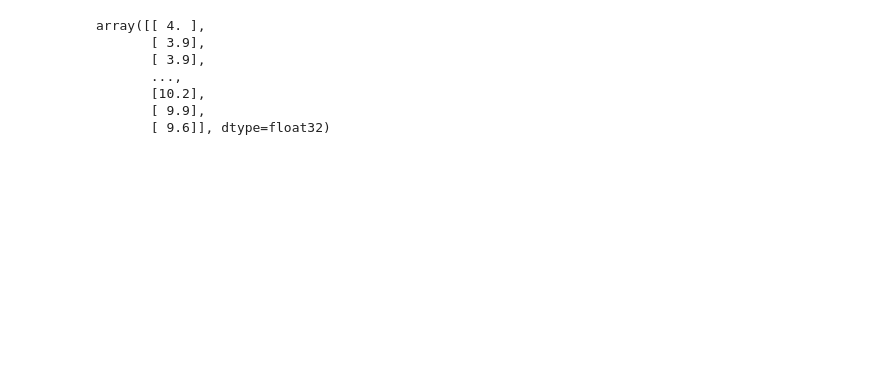
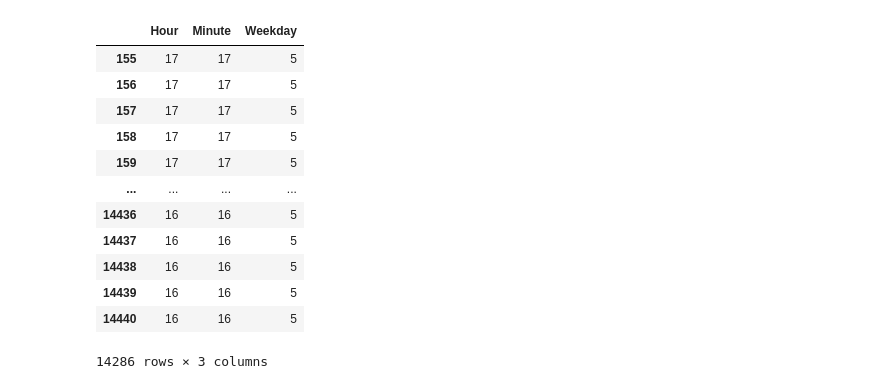
Before and after one commit to jadasek/Stream-opportunity-finder, a Jupyter notebook: analise_Tensorflow.ipynb, the cells around one changed output. Drawn from its saved outputs; the diff is of its cells as text; code cells hidden in the pictures; blank space fills up the shorter version.

```diff
--- a/analise_Tensorflow.ipynb
+++ b/analise_Tensorflow.ipynb
@@ -190,10 +211,16 @@ print(model.predict(new_data).flatten())
-# %%
-y_test
-# %% [output]
-array([[ 4. ],
-       [ 3.9],
-       [ 3.9],
-       ...,
-       [10.2],
-       [ 9.9],
-       [ 9.6]], dtype=float32)
+# %%
+X_train
+# %% [output]
+|  | Hour | Minute | Weekday |
+| 155 | 17 | 17 | 5 |
+| 156 | 17 | 17 | 5 |
+| 157 | 17 | 17 | 5 |
+| 158 | 17 | 17 | 5 |
+| 159 | 17 | 17 | 5 |
+| ... | ... | ... | ... |
+| 14436 | 16 | 16 | 5 |
+| 14437 | 16 | 16 | 5 |
+| 14438 | 16 | 16 | 5 |
+| 14439 | 16 | 16 | 5 |
+| 14440 | 16 | 16 | 5 |
+14286 rows × 3 columns
```
Also changed, not shown: parts of 7 cells of this notebook, 2 other files.
